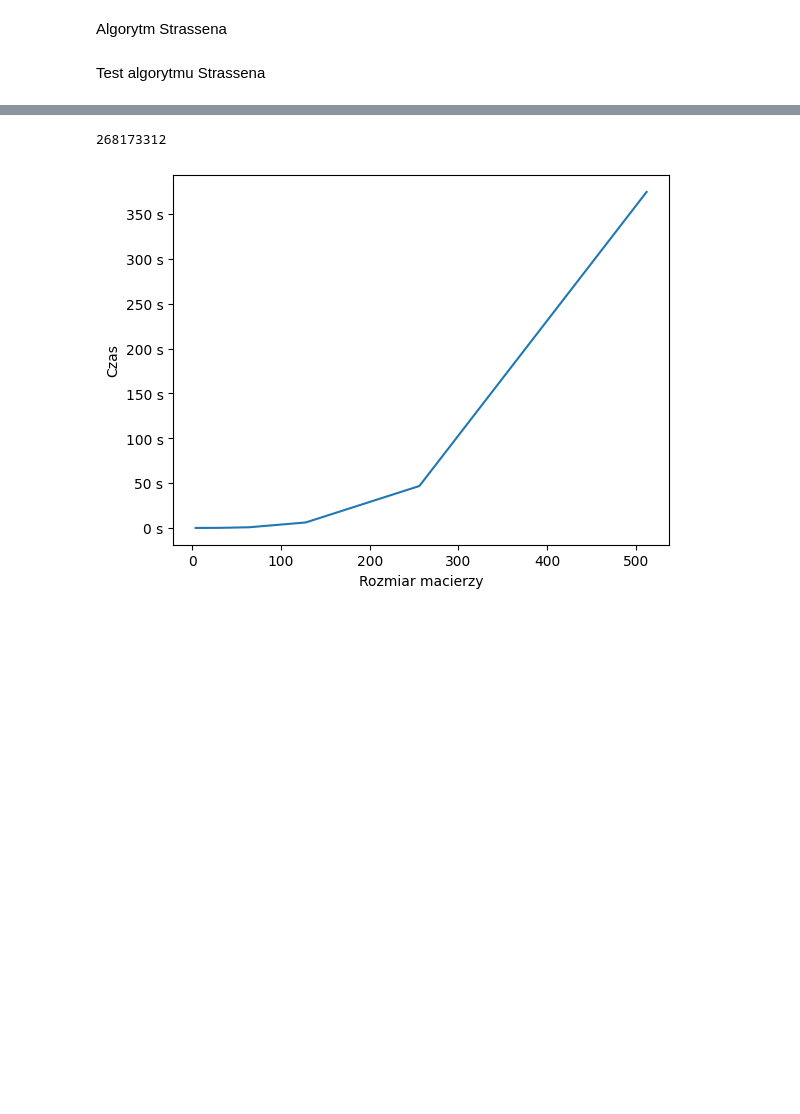
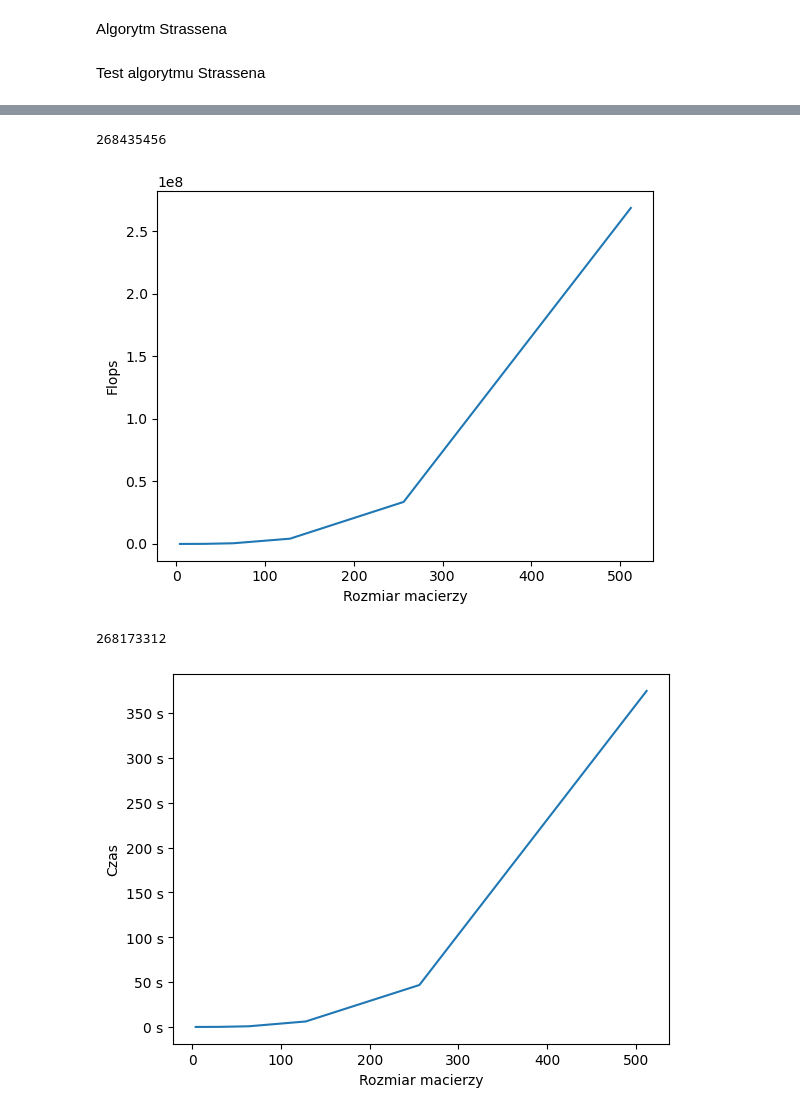
Before and after one commit to StaniszewskiA/RMiSW, a Jupyter notebook: lab1/lab1_ASPW.ipynb, the cells around one changed output, grey strips where cells are left out. Drawn from its saved outputs; the diff is of its cells as text; code cells hidden in the pictures; blank space fills up the shorter version.

```diff
--- a/lab1/lab1_ASPW.ipynb
+++ b/lab1/lab1_ASPW.ipynb
@@ -385,3 +396,12 @@ print(counter.operation_counter)
+# %%
+plt.xlabel("Rozmiar macierzy")
+plt.ylabel("Flops")
+plt.plot(powers, flops_trad)
+
+print(counter.operation_counter)
+# %% [output]
+268435456
+[figure, added]
 # %%
 for k in tqdm(power_basis):
     A = np.random.rand(2**k, 2**k)
```
Also changed, not shown: parts of 9 cells of this notebook.
